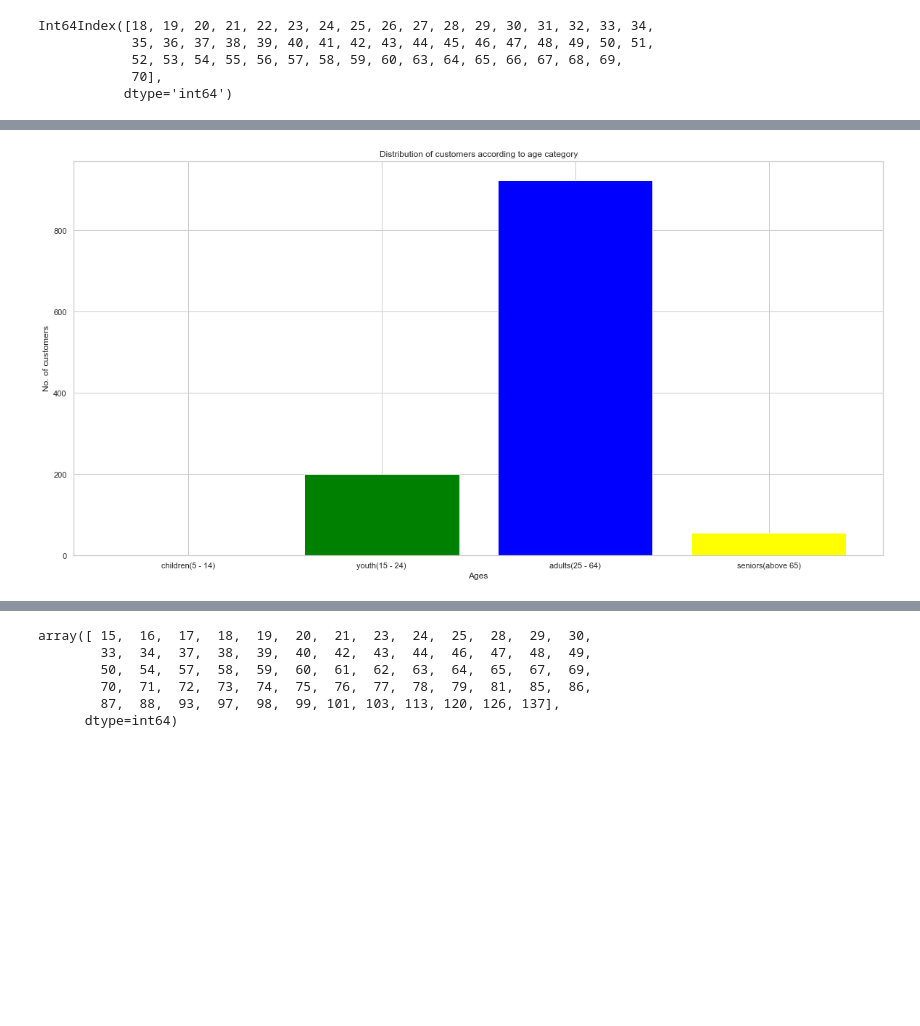
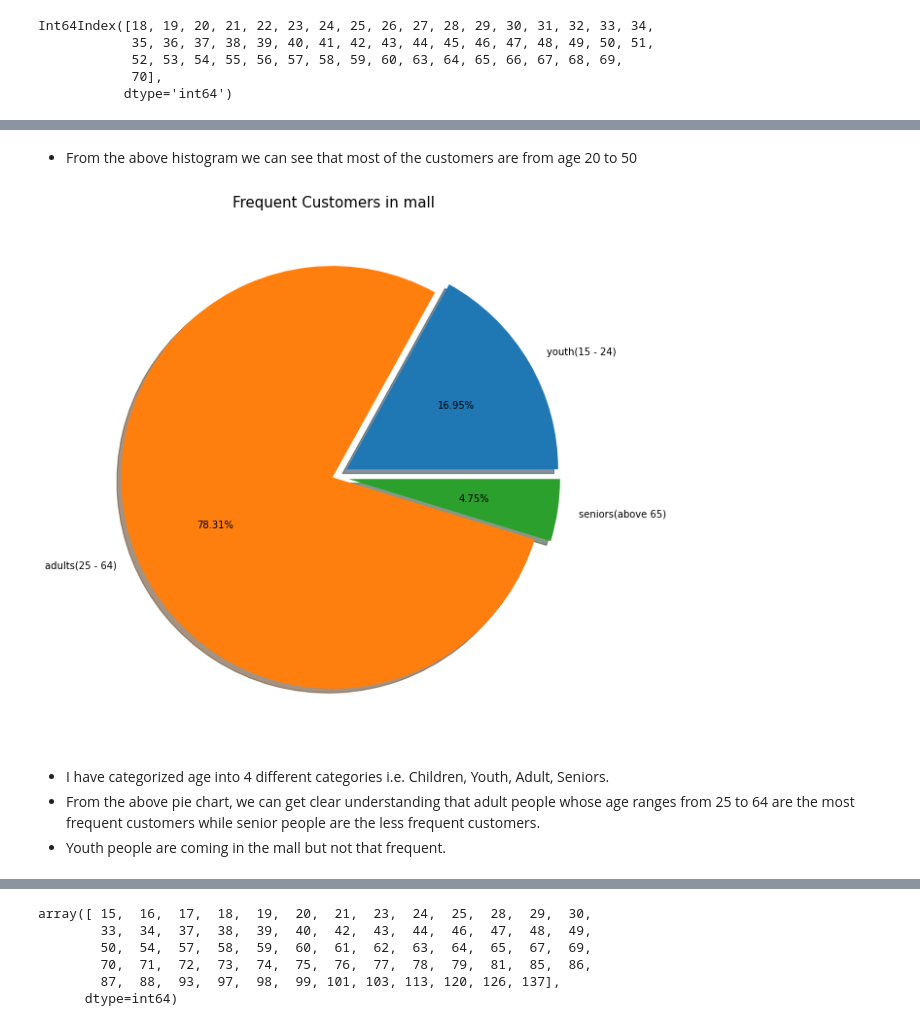
Before and after one commit to Vishwajeet111/Customers-Mall-Segmentation-and-using-KNN, a Jupyter notebook: ML Project.ipynb, the cells around one changed output, grey strips where cells are left out. Cells and saved outputs as stored; diff of their text form; code cells hidden in the pictures; blank space fills up the shorter version.

Commit message:
Customer mall segmentation using supervised ML

```diff
--- a/ML Project.ipynb
+++ b/ML Project.ipynb
@@ -128,17 +163,20 @@ Int64Index([18, 19, 20, 21, 22, 23, 24, 25, 26, 27, 28, 29, 30, 31, 32, 33, 34,
+# %% [markdown]
+* From the above histogram we can see that most of the customers are from age 20 to 50
 # %%
-children = len(df.Age[(df.Age > 5) & (df.Age <= 14)])
-youth = len(df.Age[(df.Age >= 15) & (df.Age <= 24)])
-adults = len(df.Age[(df.Age >= 25) & (df.Age <= 64)])
-seniors = len(df.Age[df.Age>= 65])
+children = df.Age[(df.Age > 5) & (df.Age <= 14)]
+youth = df.Age[(df.Age >= 15) & (df.Age <= 24)]
+adults = df.Age[(df.Age >= 25) & (df.Age <= 64)]
+seniors = df.Age[df.Age>= 65]
 
 x = ['children(5 - 14)','youth(15 - 24)','adults(25 - 64)','seniors(above 65)']
-y = [children,youth,adults,seniors]
+y = [len(children),len(youth),len(adults),len(seniors)]
 
-sns.set_theme(style='whitegrid')
-plt.bar(x=x,height=y,color=['red','green','blue','yellow'])
-plt.xlabel('Ages')
-plt.ylabel('No. of customers')
-plt.title('Distribution of customers according to age category')
+plt.pie(x=y[1:],labels=x[1:],explode=[0.07,0.007,0.07],shadow=True,autopct='%.2f%%')
+plt.title('Frequent Customers in mall',fontsize = 15)
 plt.show()
 # %% [output]
-[figure, old version]
+[figure, new version]
+# %% [markdown]
+* I have categorized age into 4 different categories i.e. Children, Youth, Adult, Seniors.
+* From the above pie chart, we can get clear understanding that adult people whose age ranges from 25 to 64 are the most frequent customers while senior people are the less frequent customers.
+* Youth people are coming in the mall but not that frequent.
```
Also changed, not shown: parts of 64 cells of this notebook, 4 other files.
